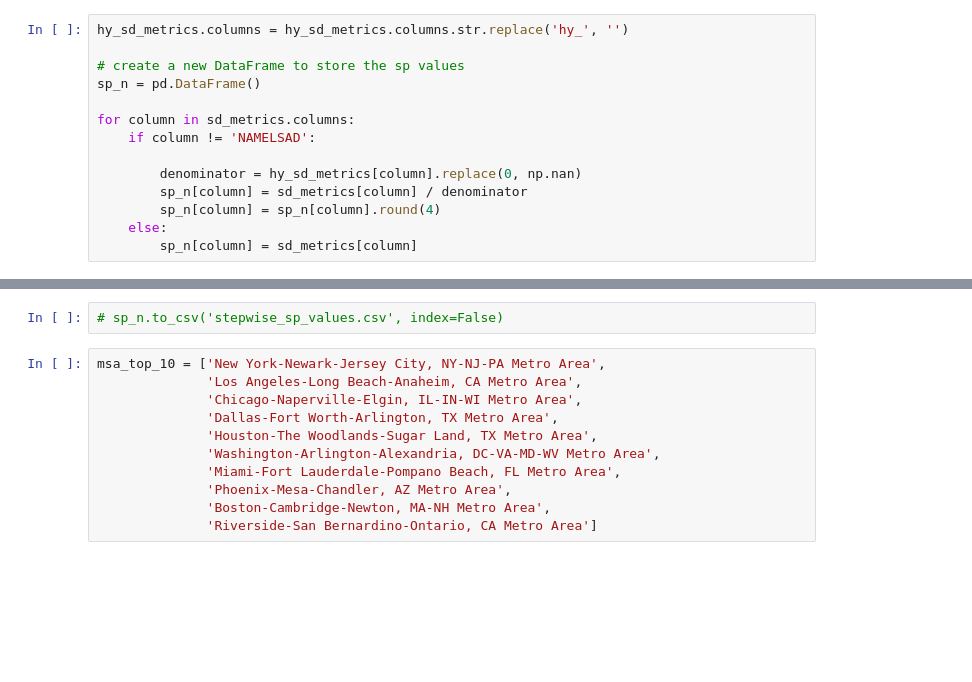
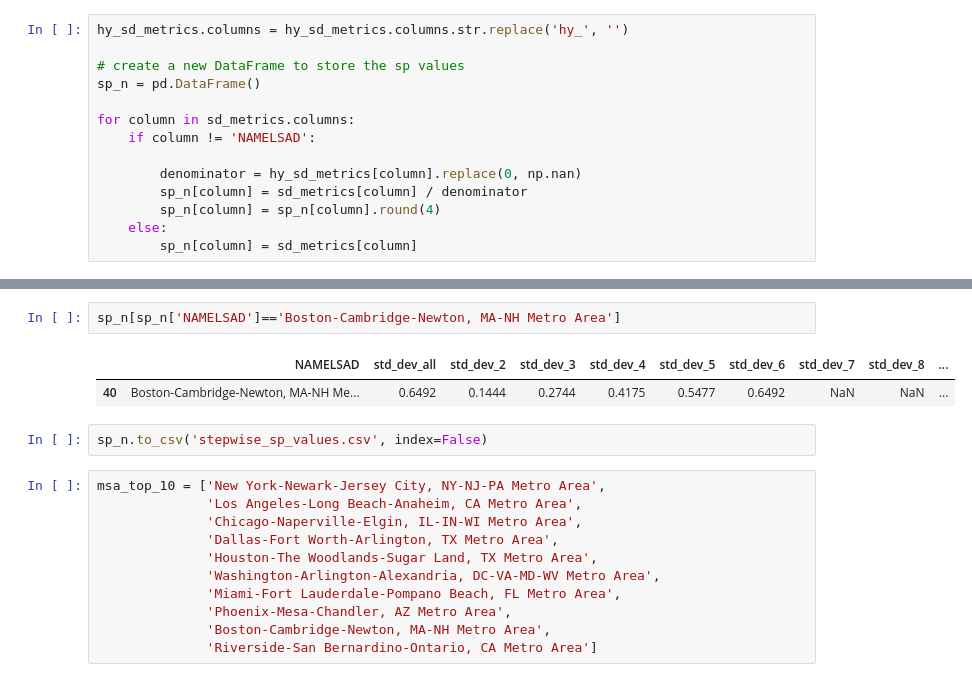
Before and after one commit to HOUPU1993/Polymetric-and-Monometric-analysis, a Jupyter notebook: Polymcentric and Monocentric analysis.ipynb, the cells around one changed output, grey strips where cells are left out. Drawn from its saved outputs; the diff is of its cells as text; blank space fills up the shorter version.

```diff
--- a/Polymcentric and Monocentric analysis.ipynb
+++ b/Polymcentric and Monocentric analysis.ipynb
@@ -1009,8 +989,13 @@ sp_n
 | 358 | Yuba City, CA Metro Area | 0.4667 | 0.4667 | NaN | NaN | NaN | NaN | NaN | NaN | ... |
 | 359 | Yuma, AZ Metro Area | NaN | NaN | NaN | NaN | NaN | NaN | NaN | NaN | ... |
 360 rows × 17 columns
+# %%
+sp_n[sp_n['NAMELSAD']=='Boston-Cambridge-Newton, MA-NH Metro Area']
+# %% [output]
+|  | NAMELSAD | std_dev_all | std_dev_2 | std_dev_3 | std_dev_4 | std_dev_5 | std_dev_6 | std_dev_7 | std_dev_8 | ... |
+| 40 | Boston-Cambridge-Newton, MA-NH Me... | 0.6492 | 0.1444 | 0.2744 | 0.4175 | 0.5477 | 0.6492 | NaN | NaN | ... |
 # %%
-# sp_n.to_csv('stepwise_sp_values.csv', index=False)
+sp_n.to_csv('stepwise_sp_values.csv', index=False)
 # %%
 msa_top_10 = ['New York-Newark-Jersey City, NY-NJ-PA Metro Area',
               'Los Angeles-Long Beach-Anaheim, CA Metro Area',
```
Also changed, not shown: parts of 23 cells of this notebook, 6 other files.
